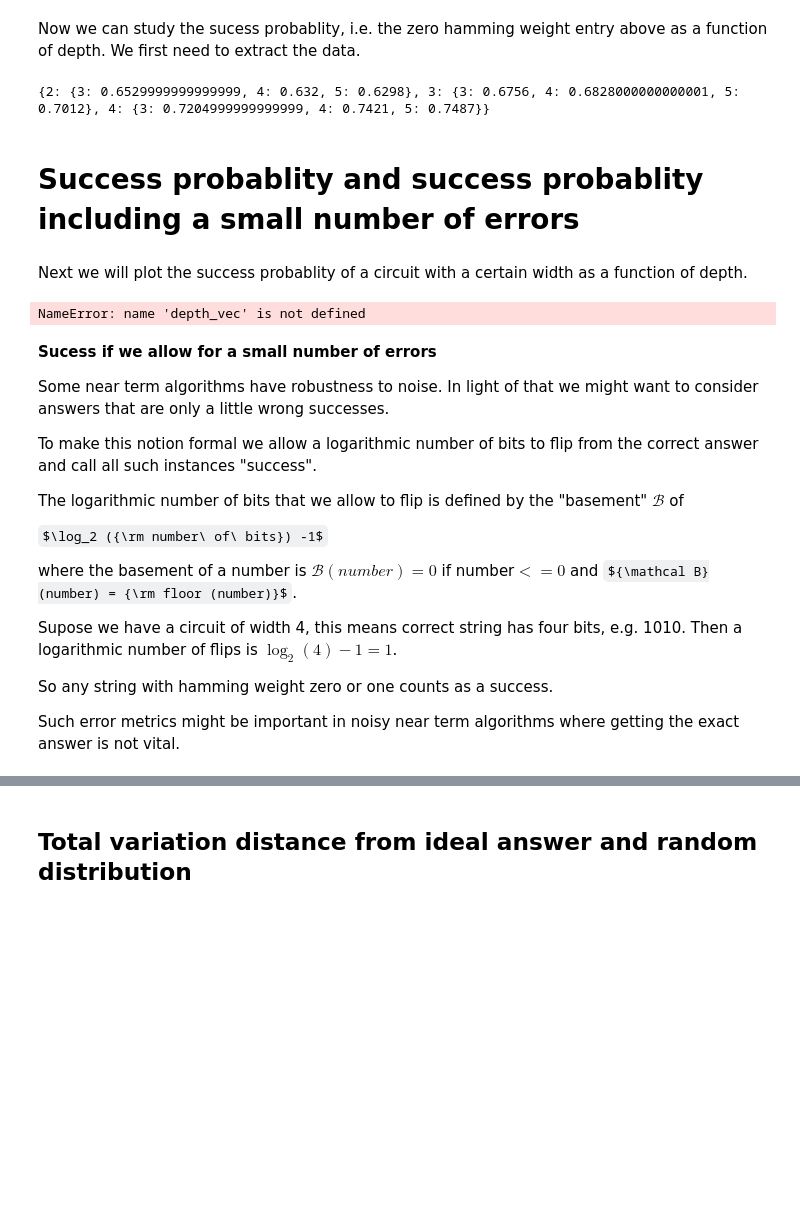
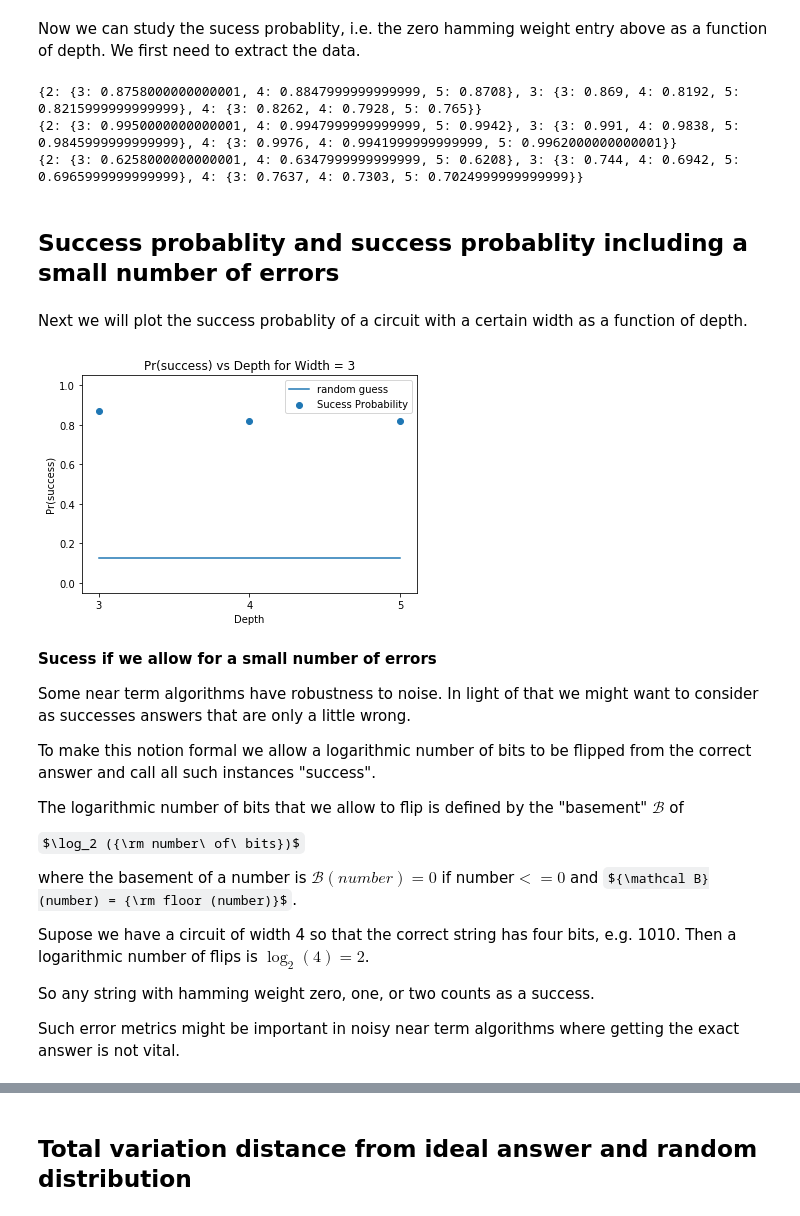
Before and after one commit to rigetti/forest-benchmarking, a Jupyter notebook: examples/volumetrics.ipynb, the cells around one changed output, grey strips where cells are left out. Saved outputs shown, nothing was run; the diff lists cells and outputs as text; code cells hidden in the pictures; some formulas as TeX source; blank space fills up the shorter version.

```diff
--- a/examples/volumetrics.ipynb
+++ b/examples/volumetrics.ipynb
@@ -394,72 +399,70 @@ depths = list(avg_err_hamm_distrs[widths[0]].keys())
 
 pr_succ_arr = {w: {d: distr[0] for d, distr in d_distrs.items()} for w, d_distrs in avg_err_hamm_distrs.items()}
 # this is equivalently wrapped up in the following
-assert pr_succ_arr == get_success_probabilites(noisy_results, ideal_results)
-pr_succ_rand = [1/2**w for w in widths]
+assert pr_succ_arr == get_success_probabilities(noisy_results, ideal_results)
 
-ideal_distrs = {w: np.asarray([[1] + [0 for _ in range(w)]]).T for w in widths}
-rand_distrs = {w: np.asarray([get_random_hamming_wt_distr(w)]).T for w in widths}
+# count as success even if there are log many bits incorrect.
+pr_succ_allow_log_errors = get_success_probabilities(noisy_results, ideal_results,
+                                                     allowed_errors = basement_log_function)
+
+ideal_distrs = {w: [1] + [0 for _ in range(w)] for w in widths}
+rand_distrs = {w: get_random_hamming_wt_distr(w) for w in widths}
+
+pr_succ_rand = {w: 1/2**w for w in widths}
+pr_succ_rand_allow_log_errors = {w: sum(rand_distrs[w][0:basement_log_function(w)+1]) for w in widths}
 
 # total variation distance
-tvd_noisy_ideal = {w: {d: tvd(np.asarray([distr]).T, ideal_distrs[w]) for d, distr in d_distrs.items()}
+tvd_noisy_ideal = {w: {d: get_total_variation_dist(distr, ideal_distrs[w]) for d, distr in d_distrs.items()}
                               for w, d_distrs in avg_err_hamm_distrs.items()}
 
+# tvd_noisy_ideal is equivalent to 1 - success probability.
 np.testing.assert_allclose([pr for d_vals in pr_succ_arr.values() for pr in d_vals.values()],
                            [1 - val for d_vals in tvd_noisy_ideal.values() for val in d_vals.values()])
 
-tvd_noisy_rand = {w: {d: tvd(np.asarray([distr]).T, rand_distrs[w]) for d, distr in d_distrs.items()}
+tvd_noisy_rand = {w: {d: get_total_variation_dist(distr, rand_distrs[w]) for d, distr in d_distrs.items()}
                               for w, d_distrs in avg_err_hamm_distrs.items()}
 
+print(pr_succ_arr)
+print(pr_succ_allow_log_errors)
 print(tvd_noisy_rand)
-
-# pcheck_log_errors = []
-# pcheck_log_errors_rand = []
-# tvd_rand = []
-# tvd_ideal = []
-
-# for dep in range(1, df_fn_depth.Depth.max()+1):
-#     idx = df_fn_depth['Depth']== dep
-#     depth_vec.append(dep)
-#     pcheck.append(df_fn_depth[idx]['Pr. success data'].mean())
-#     pcheck_rand.append(df_fn_depth[idx]['Pr. success rand'].mean())
-#     pcheck_log_errors.append(df_fn_depth[idx]['Pr. success loge data'].mean())
-#     pcheck_log_errors_rand.append(df_fn_depth[idx]['Pr. success loge rand'].mean())
-#     tvd_ideal.append(df_fn_depth[idx]['TVD(data, ideal)'].mean())
-#     tvd_rand.append(df_fn_depth[idx]['TVD(data, rand)'].mean())
 # %% [output]
-{2: {3: 0.6529999999999999, 4: 0.632, 5: 0.6298}, 3: {3: 0.6756, 4: 0.6828000000000001, 5: 0.7012}, 4: {3: 0.7204999999999999, 4: 0.7421, 5: 0.7487}}
+{2: {3: 0.8758000000000001, 4: 0.8847999999999999, 5: 0.8708}, 3: {3: 0.869, 4: 0.8192, 5: 0.8215999999999999}, 4: {3: 0.8262, 4: 0.7928, 5: 0.765}}
+{2: {3: 0.9950000000000001, 4: 0.9947999999999999, 5: 0.9942}, 3: {3: 0.991, 4: 0.9838, 5: 0.9845999999999999}, 4: {3: 0.9976, 4: 0.9941999999999999, 5: 0.9962000000000001}}
+{2: {3: 0.6258000000000001, 4: 0.6347999999999999, 5: 0.6208}, 3: {3: 0.744, 4: 0.6942, 5: 0.6965999999999999}, 4: {3: 0.7637, 4: 0.7303, 5: 0.7024999999999999}}
 # %% [markdown]
-# Success probablity and success probablity including a small number of errors
+## Success probablity and success probablity including a small number of errors
 # %% [markdown]
 Next we will plot the success probablity of a circuit with a certain width as a function of depth.
 # %%
-plt.scatter(depth_vec,pcheck,label='Sucess Probablity')
-plt.plot(depth_vec,pcheck_rand,label='random guess')
+w=3
+plt.scatter(depths, [pr_succ_arr[w][d] for d in depths], label='Sucess Probability')
+plt.plot(depths, [pr_succ_rand[w] for _ in depths], label='random guess')
 plt.ylim([-0.05,1.05])
 plt.xlabel('Depth')
+plt.xticks(depths)
 plt.ylabel('Pr(success)')
-plt.title('Pr(success) vs Depth for Width = {}'.format(wid))
+plt.title('Pr(success) vs Depth for Width = {}'.format(w))
 plt.legend()
 plt.show()
 # %% [output]
-NameError: name 'depth_vec' is not defined
+[figure, added]
 # %% [markdown]
 **Sucess if we allow for a small number of errors**
 
-Some near term algorithms have robustness to noise. In light of that we might want to consider answers that are only a little wrong successes.
+Some near term algorithms have robustness to noise. In light of that we might want to consider as successes answers that are only a little wrong.
 
-To make this notion formal we allow a logarithmic number of bits to flip from the correct answer and call all such instances "success".
+To make this notion formal we allow a logarithmic number of bits to be flipped from the correct answer and call all such instances "success".
 
 The logarithmic number of bits that we allow to flip is defined by the "basement" ${\mathcal B}$ of
 
-$\log_2 ({\rm number\ of\ bits}) -1$
+$\log_2 ({\rm number\ of\ bits})$
 
 where the basement of a number is ${\mathcal B}(number) = 0$ if number$<=0$ and ${\mathcal B}(number) = {\rm floor (number)}$.
 
 
-Supose we have a circuit of width 4, this means correct string has four bits, e.g. 1010. Then a logarithmic number of flips is $\log_2(4)-1 = 1$.
+Supose we have a circuit of width 4 so that the correct string has four bits, e.g. 1010. Then a logarithmic number of flips is $\log_2(4) = 2$.
 
-So any string with hamming weight zero or one counts as a success.
+So any string with hamming weight zero, one, or two counts as a success.
 
 Such error metrics might be important in noisy near term algorithms where getting the exact answer is not vital.
 # %%
```
Also changed, not shown: parts of 37 cells of this notebook, 1 other file.
